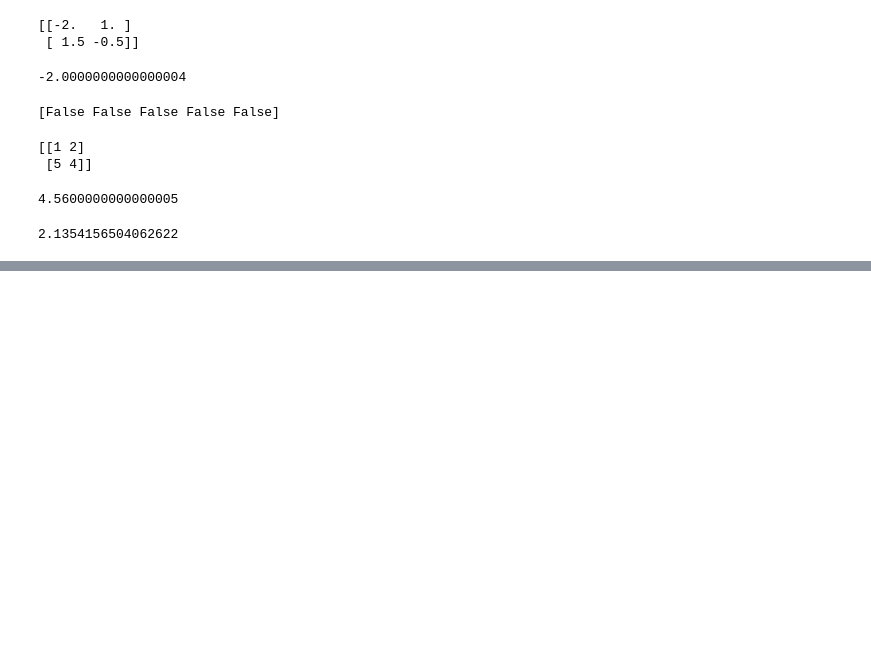
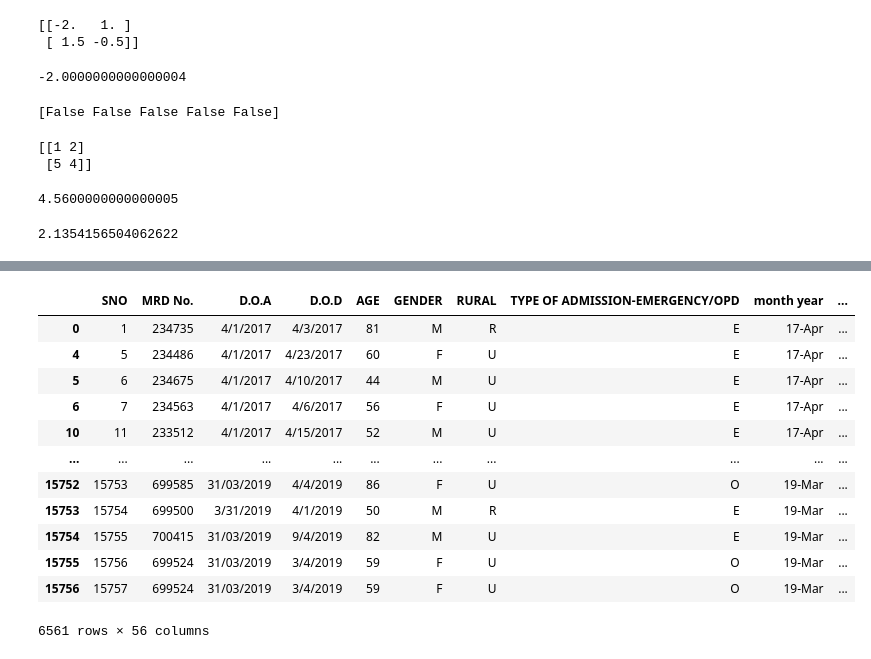
Before and after one commit to PratikshaShelke24/data-science, a Jupyter notebook: session3pratices.ipynb, the cells around one changed output, grey strips where cells are left out. Drawn from its saved outputs; the diff is of its cells as text; code cells hidden in the pictures; blank space fills up the shorter version.

```diff
--- a/session3pratices.ipynb
+++ b/session3pratices.ipynb
@@ -93,0 +211,16 @@ print(std_dev)
+# %%
+df.dropna()
+# %% [output]
+|  | SNO | MRD No. | D.O.A | D.O.D | AGE | GENDER | RURAL | TYPE OF ADMISSION-EMERGENCY/OPD | month year | ... |
+| 0 | 1 | 234735 | 4/1/2017 | 4/3/2017 | 81 | M | R | E | 17-Apr | ... |
+| 4 | 5 | 234486 | 4/1/2017 | 4/23/2017 | 60 | F | U | E | 17-Apr | ... |
+| 5 | 6 | 234675 | 4/1/2017 | 4/10/2017 | 44 | M | U | E | 17-Apr | ... |
+| 6 | 7 | 234563 | 4/1/2017 | 4/6/2017 | 56 | F | U | E | 17-Apr | ... |
+| 10 | 11 | 233512 | 4/1/2017 | 4/15/2017 | 52 | M | U | E | 17-Apr | ... |
+| ... | ... | ... | ... | ... | ... | ... | ... | ... | ... | ... |
+| 15752 | 15753 | 699585 | 31/03/2019 | 4/4/2019 | 86 | F | U | O | 19-Mar | ... |
+| 15753 | 15754 | 699500 | 3/31/2019 | 4/1/2019 | 50 | M | R | E | 19-Mar | ... |
+| 15754 | 15755 | 700415 | 31/03/2019 | 9/4/2019 | 82 | M | U | E | 19-Mar | ... |
+| 15755 | 15756 | 699524 | 31/03/2019 | 3/4/2019 | 59 | F | U | O | 19-Mar | ... |
+| 15756 | 15757 | 699524 | 31/03/2019 | 3/4/2019 | 59 | F | U | O | 19-Mar | ... |
+6561 rows × 56 columns
```
Also changed, not shown: parts of 19 cells of this notebook.
